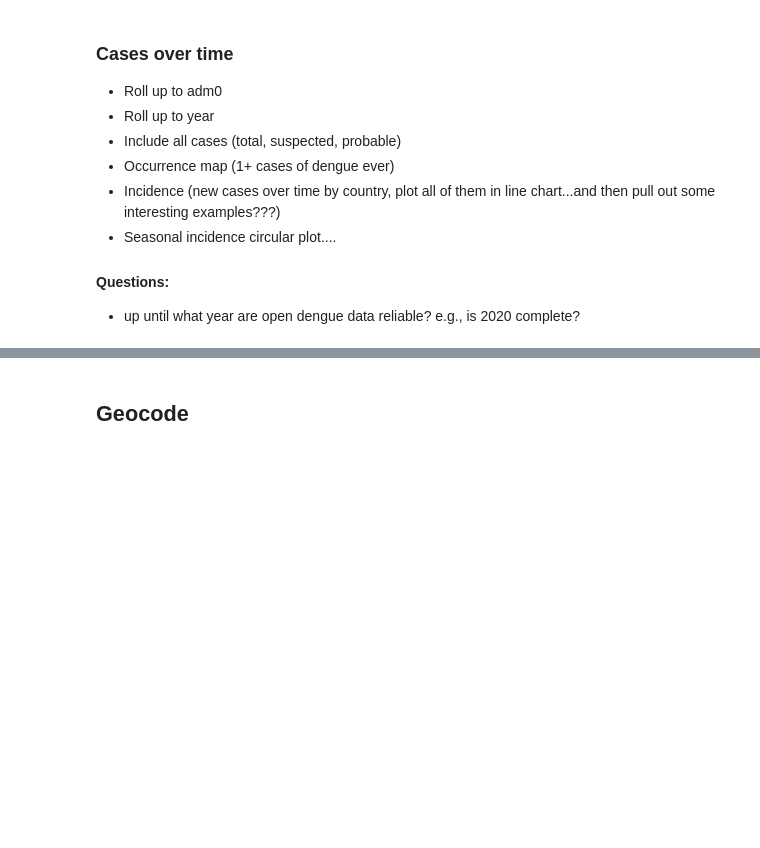
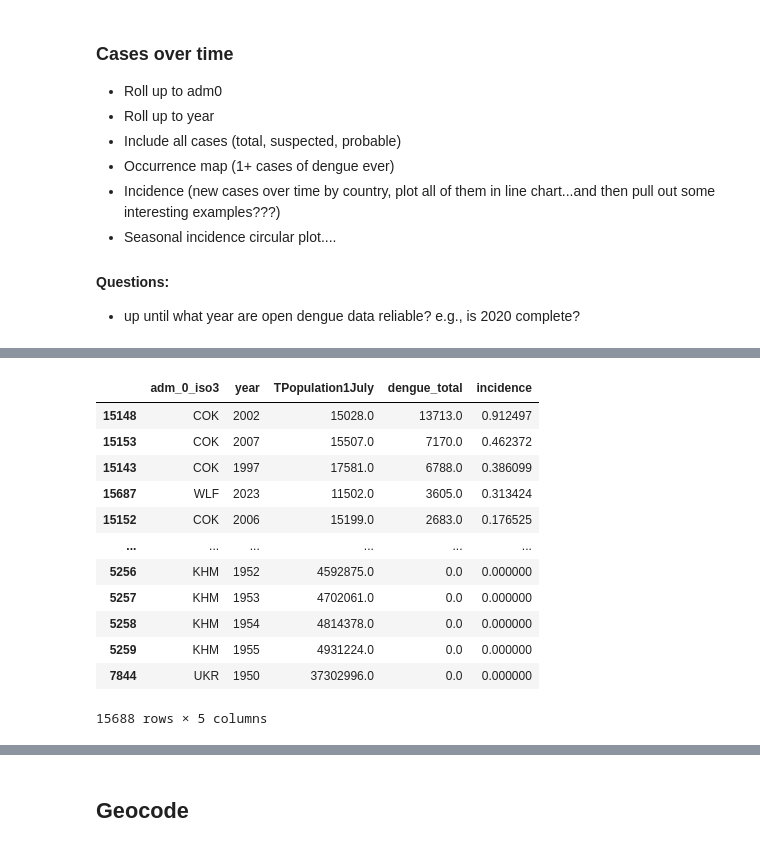
Before and after one commit to haileyrobertson/endemic-factors, a Jupyter notebook: src/ef_opendengue_cleaning.ipynb, the cells around one changed output, grey strips where cells are left out. Saved outputs shown, nothing was run; the diff lists cells and outputs as text; code cells hidden in the pictures; blank space fills up the shorter version.

```diff
--- a/src/ef_opendengue_cleaning.ipynb
+++ b/src/ef_opendengue_cleaning.ipynb
@@ -279,0 +295,15 @@ open_dengue_rollup.head()
+# %%
+years = pd.Series(range(int(open_dengue['year'].min()), int(open_dengue['year'].max()) + 1))
+unique_iso3 = open_dengue['adm_0_iso3'].unique()
+
+all_combinations = pd.MultiIndex.from_product([unique_iso3, years], names=['adm_0_iso3', 'year']).to_frame(index=False)
+
+filled_df = all_combinations.merge(open_dengue, on=['adm_0_iso3', 'year'], how='left')
+
+filled_df['dengue_total'] = filled_df['dengue_total'].fillna(0)
+
+open_dengue_rollup = filled_df.groupby(['adm_0_iso3', 'year']).agg({
+    'dengue_total': 'sum'
+}).reset_index()
+
+open_dengue_rollup.head()
@@ -279,0 +317,21 @@ open_dengue_rollup.head()
+# %%
+# Merge with population size per year
+pop = pd.read_csv("../data/WPP2022_Demographic_Indicators_Medium.csv", dtype={'Time': float,'TPopulation1July':float}, low_memory=False)
+columns = ['ISO3_code','Time','TPopulation1July']
+pop = pop[columns]
+dengue_pop = pop.merge(open_dengue_rollup,left_on=['ISO3_code','Time'],right_on=['adm_0_iso3','year'])
+dengue_pop.drop(columns[:-1],axis=1,inplace=True)
+
+# Fill the years again
+years = pd.Series(range(int(1950), int(open_dengue['year'].max()) + 1))
+unique_iso3 = dengue_pop['adm_0_iso3'].unique()
+
+all_combinations = pd.MultiIndex.from_product([unique_iso3, years], names=['adm_0_iso3', 'year']).to_frame(index=False)
+
+dengue_pop = all_combinations.merge(dengue_pop, on=['adm_0_iso3', 'year'], how='left')
+
+dengue_pop['dengue_total'] = dengue_pop['dengue_total'].fillna(0)
+
+# Calculate incidence
+dengue_pop['TPopulation1July'] = dengue_pop['TPopulation1July'] * 1000
+dengue_pop['incidence'] = dengue_pop['dengue_total'] / dengue_pop['TPopulation1July']
@@ -279,0 +345,16 @@ open_dengue_rollup.head()
+# %%
+dengue_pop.sort_values(by="incidence", ascending=False)
+# %% [output]
+|  | adm_0_iso3 | year | TPopulation1July | dengue_total | incidence |
+| 15148 | COK | 2002 | 15028.0 | 13713.0 | 0.912497 |
+| 15153 | COK | 2007 | 15507.0 | 7170.0 | 0.462372 |
+| 15143 | COK | 1997 | 17581.0 | 6788.0 | 0.386099 |
+| 15687 | WLF | 2023 | 11502.0 | 3605.0 | 0.313424 |
+| 15152 | COK | 2006 | 15199.0 | 2683.0 | 0.176525 |
+| ... | ... | ... | ... | ... | ... |
+| 5256 | KHM | 1952 | 4592875.0 | 0.0 | 0.000000 |
+| 5257 | KHM | 1953 | 4702061.0 | 0.0 | 0.000000 |
+| 5258 | KHM | 1954 | 4814378.0 | 0.0 | 0.000000 |
+| 5259 | KHM | 1955 | 4931224.0 | 0.0 | 0.000000 |
+| 7844 | UKR | 1950 | 37302996.0 | 0.0 | 0.000000 |
+15688 rows × 5 columns
```
Also changed, not shown: parts of 14 cells of this notebook, 1 other file.
